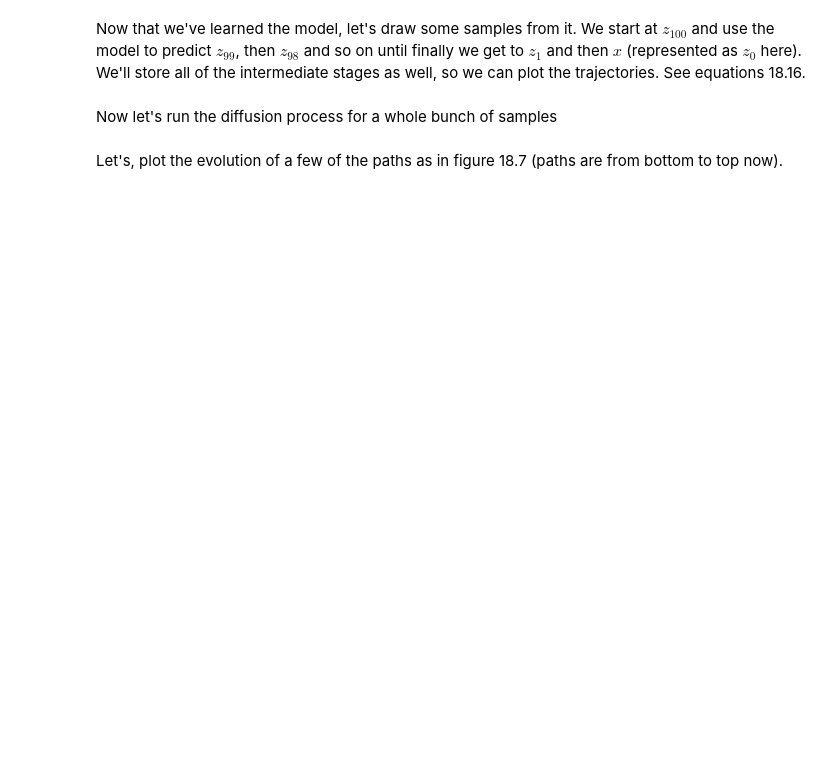
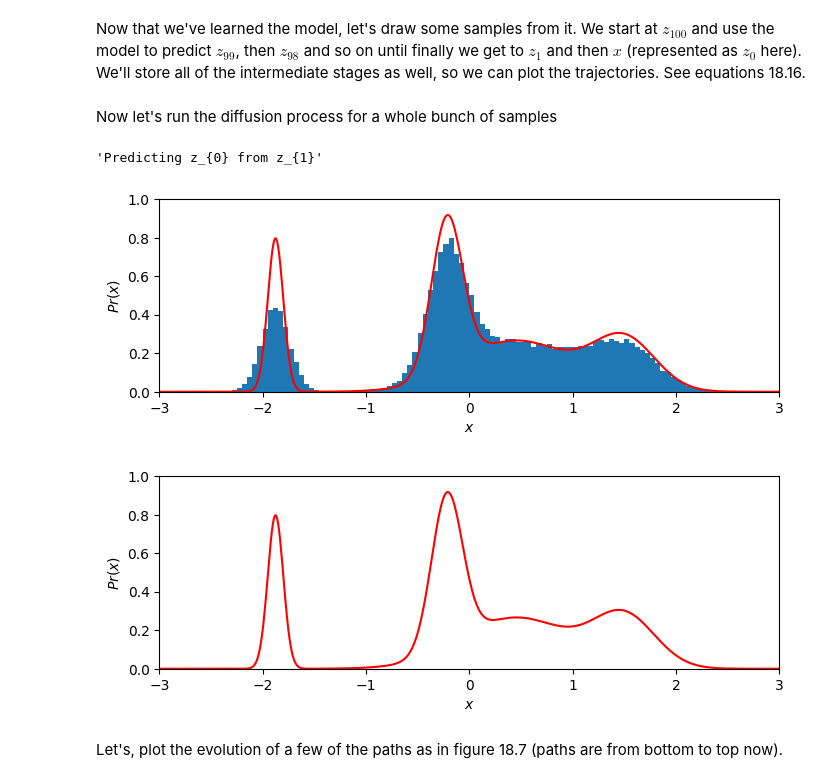
Before and after one commit to vadhri/ai-notebook, a Jupyter notebook: udl-book/Chapter 18/18_2_1D_Diffusion_Model.ipynb, the cells around one changed output. Cells and saved outputs as stored; diff of their text form; code cells hidden in the pictures; blank space fills up the shorter version.

```diff
--- a/udl-book/Chapter 18/18_2_1D_Diffusion_Model.ipynb
+++ b/udl-book/Chapter 18/18_2_1D_Diffusion_Model.ipynb
@@ -79,6 +77,16 @@ def conditional_diffusion_distribution(x,z_t,t,beta):
     # TODO -- Implement this function
     # Replace this line
     cd_mean = 0; cd_std = 1
+    alpha_t = (1-beta)**t
+    alpha_t_1 = (1-beta)**(t-1)
+
+    A1 = ((1-alpha_t_1)/(1-alpha_t))*np.sqrt(1-beta)*z_t
+    A2 = (np.sqrt(alpha_t_1)*beta/(1-alpha_t))*x
+
+    B1 = beta*((1-alpha_t_1)/(1-alpha_t))
+
+    cd_mean = A1+A2
+    cd_std = B1
 
     return cd_mean, cd_std
 
@@ -149,8 +159,7 @@ def sample(model, T, sigma_t, n_samples):
 
     # TODO -- Initialize the samples z_{T} at samples[T,:] from standard normal distribution
     # Replace this line
-    samples[T,:] = np.zeros((1,n_samples))
-
+    samples[T,:] = np.random.normal(size=(1,n_samples))
 
     # For t=100...99..98... ...0
     for t in range(T,0,-1):
@@ -158,14 +167,13 @@ def sample(model, T, sigma_t, n_samples):
         display("Predicting z_{%d} from z_{%d}"%(t-1,t))
         # TODO Predict samples[t-1,:] from samples[t,:] using the appropriate model
         # Replace this line:
-        samples[t-1,:] = np.zeros((1,n_samples))
-
+        samples[t-1,:] = model[t-1].predict(samples[t,:])
 
         # If not the last time step
         if t>0:
             # TODO Add noise to the samples at z_t-1 we just generated with mean zero, standard deviation sigma_t
             # Replace this line
-            samples[t-1,:] = samples[t-1,:]
+            samples[t-1,:] = samples[t-1,:] + np.random.normal(0,sigma_t,size=(1,n_samples))
 
     return samples
 # %% [markdown]
@@ -173,19 +181,39 @@ Now let's run the diffusion process for a whole bunch of samples
 # %%
 sigma_t=0.12288
 n_samples = 100000
 samples = sample(all_models, T, sigma_t, n_samples)
-
 
 # Plot the data
 sampled_data = samples[0,:]
 bins = np.arange(-3,3.05,0.05)
 
 fig,ax = plt.subplots()
 fig.set_size_inches(8,2.5)
 ax.set_xlim([-3,3])
 plt.hist(sampled_data, bins=bins, density =True)
-ax.set_ylim(0, 0.8)
+ax.set_ylim(0, 1)
+# mrege these two graphs into one
+ax.plot(x_vals, pr_x_true, 'r-')
+ax.set_xlabel("$x$")
+ax.set_ylabel("$Pr(x)$")
 plt.show()
+# Define ground truth probability distribution that we will model
+true_dist = TrueDataDistribution()
+# Let's visualize this
+x_vals = np.arange(-3,3,0.01)
+pr_x_true = true_dist.pdf(x_vals)
+fig,ax = plt.subplots()
+fig.set_size_inches(8,2.5)
+ax.plot(x_vals, pr_x_true, 'r-')
+ax.set_xlabel("$x$")
+ax.set_ylabel("$Pr(x)$")
+ax.set_ylim(0,1.0)
+ax.set_xlim(-3,3)
+plt.show()
+# %% [output]
+'Predicting z_{0} from z_{1}'
+[figure, added]
+[figure, added]
 # %% [markdown]
 Let's, plot the evolution of a few of the paths as in figure 18.7 (paths are from bottom to top now).
 # %%
```
Also changed, not shown: parts of 3 cells of this notebook.
